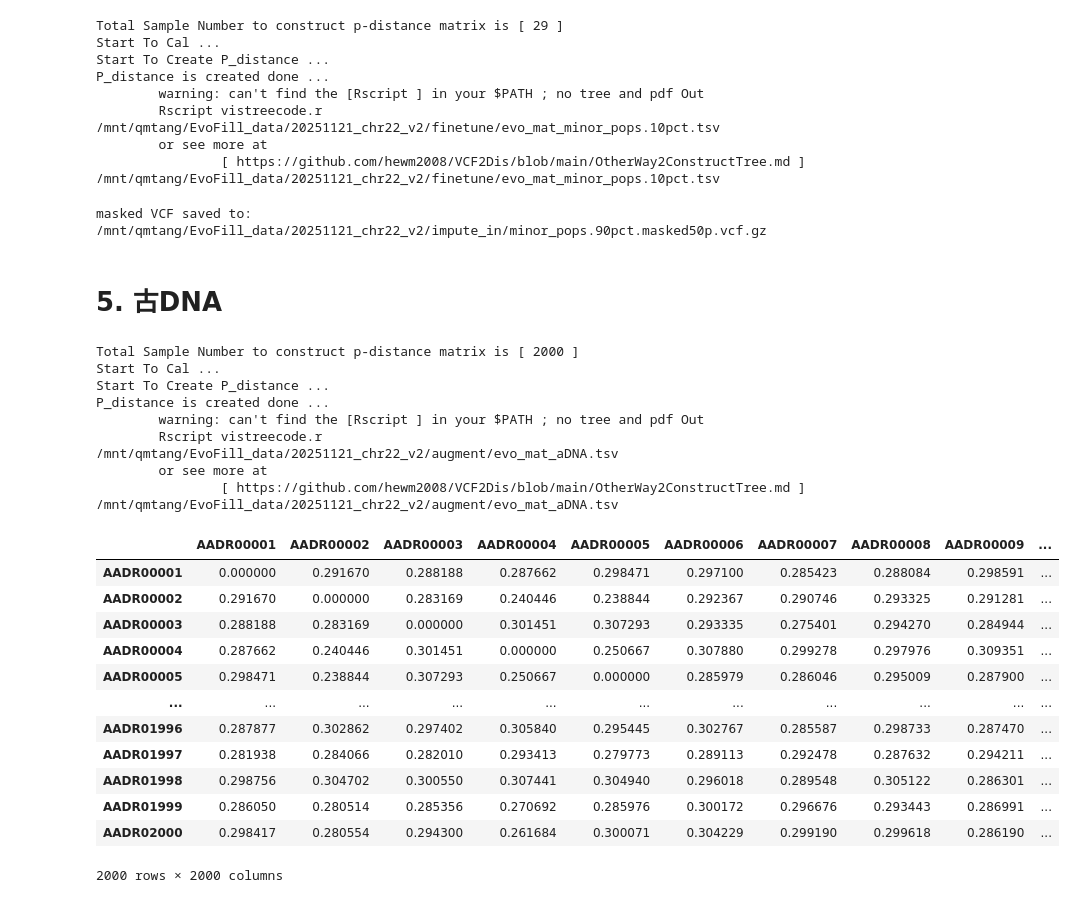
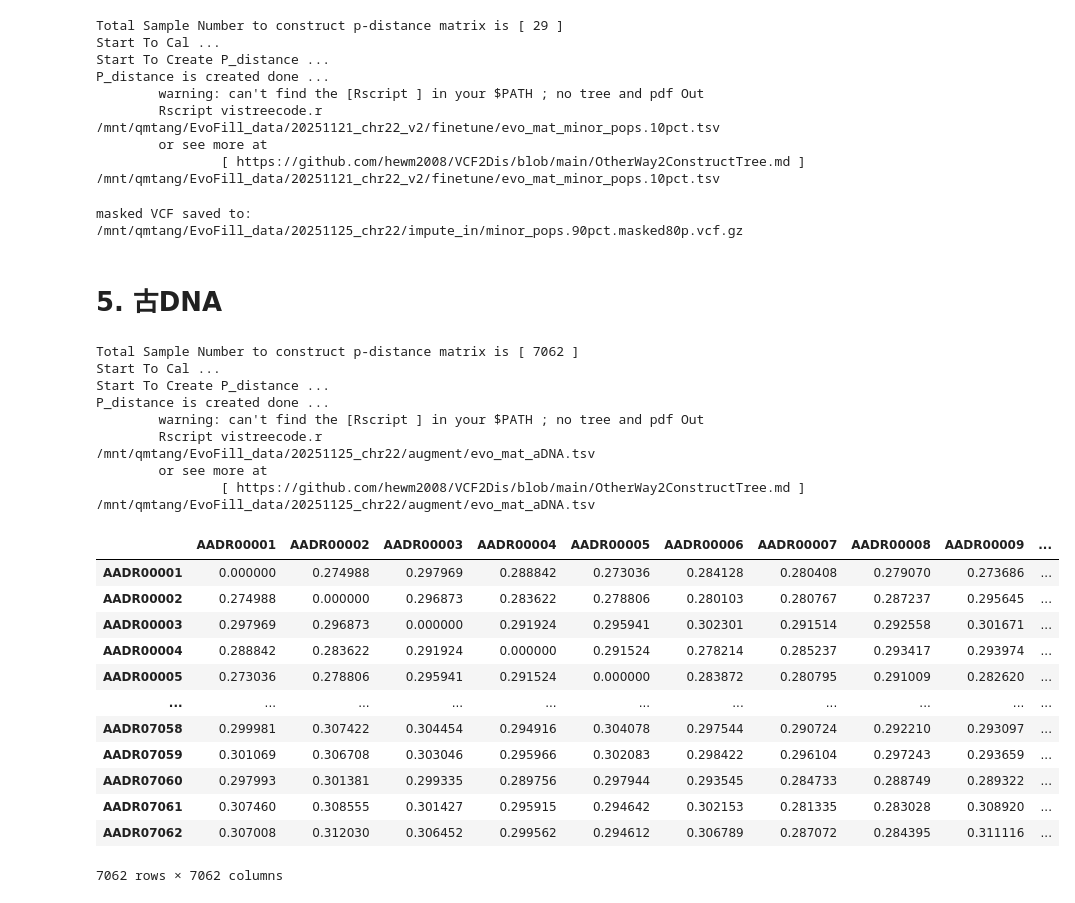
Before and after one commit to MaoLab-CD/EvoFill, a Jupyter notebook: notebook/1kGP_Partitioning.ipynb, the cells around one changed output. Drawn from its saved outputs; the diff is of its cells as text; code cells hidden in the pictures.

```diff
--- a/notebook/1kGP_Partitioning.ipynb
+++ b/notebook/1kGP_Partitioning.ipynb
@@ -11,7 +11,7 @@ import random
 VCF2DIS = "/home/qmtang/GitHub/VCF2Dis/bin/VCF2Dis"
 KGP_vcf = "/mnt/qmtang/EvoFill_data/20251121_chr22_v2/chr22_trimmed_1kGP.vcf.gz"
 KGP_ped = "/mnt/NAS/Omics/DNA/1kGP/meta/20130606_g1k.ped"
-save_dir = "/mnt/qmtang/EvoFill_data/20251121_chr22_v2/"
+save_dir = '/mnt/qmtang/EvoFill_data/20251125_chr22'
 
 def setup_workdir(save_dir, ) -> None:
     """Create necessary directories"""
@@ -316,8 +316,8 @@ P_distance is created done ...
 # %%
 # 参数区
 minor_vcf   = os.path.join(save_dir, "impute_out", "minor_pops.90pct.vcf.gz")
-out_vcf     = os.path.join(save_dir, "impute_in",  "minor_pops.90pct.masked50p.vcf.gz")
-missing_rate = 0.50   # 位点设缺失
+out_vcf     = os.path.join(save_dir, "impute_in",  "minor_pops.90pct.masked80p.vcf.gz")
+missing_rate = 0.80   # 位点设缺失
 seed        = 42
 random.seed(seed)
 
@@ -346,40 +346,40 @@ subprocess.run(["tabix", "-p", "vcf", out_vcf], check=True)
 
 print(f"masked VCF saved to: {out_vcf}")
 # %% [output]
-masked VCF saved to: /mnt/qmtang/EvoFill_data/20251121_chr22_v2/impute_in/minor_pops.90pct.masked50p.vcf.gz
+masked VCF saved to: /mnt/qmtang/EvoFill_data/20251125_chr22/impute_in/minor_pops.90pct.masked80p.vcf.gz
 # %% [markdown]
 # 5. 古DNA
 # %%
 # %% 7. 计算 minor_10pct 遗传距离矩阵
-aDNA_vcf = "/mnt/qmtang/EvoFill_data/20251121_chr22_v2/augment/chr22_trimmed_AADR_renamed.vcf.gz"
+aDNA_vcf = "/mnt/qmtang/EvoFill_data/20251125_chr22/augment/AADR_extracted_samples_renamed.vcf.gz"
 
 evo_mat_aDNA = os.path.join(save_dir, "augment", "evo_mat_aDNA.tsv")
 subprocess.run([VCF2DIS, "-InPut", aDNA_vcf, "-OutPut", evo_mat_aDNA], check=True)
 # 对称化
 dist_aDNA = pd.read_csv(evo_mat_aDNA, sep='\t', index_col=0, skiprows=1, header=None)
 idx_aDNA  = [i.strip() for i in dist_aDNA.index]
 dist_aDNA.columns, dist_aDNA.index = idx_aDNA, idx_aDNA
 dist_aDNA.to_csv(evo_mat_aDNA, sep='\t', header=True, index=True)
 dist_aDNA
 # %% [output]
-Total Sample Number to construct p-distance matrix is [ 2000 ]
+Total Sample Number to construct p-distance matrix is [ 7062 ]
 Start To Cal ...
 Start To Create P_distance ...
 P_distance is created done ...
         warning: can't find the [Rscript ] in your $PATH ; no tree and pdf Out
-        Rscript vistreecode.r   /mnt/qmtang/EvoFill_data/20251121_chr22_v2/augment/evo_mat_aDNA.tsv
+        Rscript vistreecode.r   /mnt/qmtang/EvoFill_data/20251125_chr22/augment/evo_mat_aDNA.tsv
         or see more at
-                [ https://github.com/hewm2008/VCF2Dis/blob/main/OtherWay2ConstructTree.md ]     /mnt/qmtang/EvoFill_data/20251121_chr22_v2/augment/evo_mat_aDNA.tsv
+                [ https://github.com/hewm2008/VCF2Dis/blob/main/OtherWay2ConstructTree.md ]     /mnt/qmtang/EvoFill_data/20251125_chr22/augment/evo_mat_aDNA.tsv
 |  | AADR00001 | AADR00002 | AADR00003 | AADR00004 | AADR00005 | AADR00006 | AADR00007 | AADR00008 | AADR00009 | ... |
-| AADR00001 | 0.000000 | 0.291670 | 0.288188 | 0.287662 | 0.298471 | 0.297100 | 0.285423 | 0.288084 | 0.298591 | ... |
-| AADR00002 | 0.291670 | 0.000000 | 0.283169 | 0.240446 | 0.238844 | 0.292367 | 0.290746 | 0.293325 | 0.291281 | ... |
-| AADR00003 | 0.288188 | 0.283169 | 0.000000 | 0.301451 | 0.307293 | 0.293335 | 0.275401 | 0.294270 | 0.284944 | ... |
-| AADR00004 | 0.287662 | 0.240446 | 0.301451 | 0.000000 | 0.250667 | 0.307880 | 0.299278 | 0.297976 | 0.309351 | ... |
-| AADR00005 | 0.298471 | 0.238844 | 0.307293 | 0.250667 | 0.000000 | 0.285979 | 0.286046 | 0.295009 | 0.287900 | ... |
+| AADR00001 | 0.000000 | 0.274988 | 0.297969 | 0.288842 | 0.273036 | 0.284128 | 0.280408 | 0.279070 | 0.273686 | ... |
+| AADR00002 | 0.274988 | 0.000000 | 0.296873 | 0.283622 | 0.278806 | 0.280103 | 0.280767 | 0.287237 | 0.295645 | ... |
+| AADR00003 | 0.297969 | 0.296873 | 0.000000 | 0.291924 | 0.295941 | 0.302301 | 0.291514 | 0.292558 | 0.301671 | ... |
+| AADR00004 | 0.288842 | 0.283622 | 0.291924 | 0.000000 | 0.291524 | 0.278214 | 0.285237 | 0.293417 | 0.293974 | ... |
+| AADR00005 | 0.273036 | 0.278806 | 0.295941 | 0.291524 | 0.000000 | 0.283872 | 0.280795 | 0.291009 | 0.282620 | ... |
 | ... | ... | ... | ... | ... | ... | ... | ... | ... | ... | ... |
-| AADR01996 | 0.287877 | 0.302862 | 0.297402 | 0.305840 | 0.295445 | 0.302767 | 0.285587 | 0.298733 | 0.287470 | ... |
-| AADR01997 | 0.281938 | 0.284066 | 0.282010 | 0.293413 | 0.279773 | 0.289113 | 0.292478 | 0.287632 | 0.294211 | ... |
-| AADR01998 | 0.298756 | 0.304702 | 0.300550 | 0.307441 | 0.304940 | 0.296018 | 0.289548 | 0.305122 | 0.286301 | ... |
-| AADR01999 | 0.286050 | 0.280514 | 0.285356 | 0.270692 | 0.285976 | 0.300172 | 0.296676 | 0.293443 | 0.286991 | ... |
-| AADR02000 | 0.298417 | 0.280554 | 0.294300 | 0.261684 | 0.300071 | 0.304229 | 0.299190 | 0.299618 | 0.286190 | ... |
+| AADR07058 | 0.299981 | 0.307422 | 0.304454 | 0.294916 | 0.304078 | 0.297544 | 0.290724 | 0.292210 | 0.293097 | ... |
+| AADR07059 | 0.301069 | 0.306708 | 0.303046 | 0.295966 | 0.302083 | 0.298422 | 0.296104 | 0.297243 | 0.293659 | ... |
+| AADR07060 | 0.297993 | 0.301381 | 0.299335 | 0.289756 | 0.297944 | 0.293545 | 0.284733 | 0.288749 | 0.289322 | ... |
+| AADR07061 | 0.307460 | 0.308555 | 0.301427 | 0.295915 | 0.294642 | 0.302153 | 0.281335 | 0.283028 | 0.308920 | ... |
+| AADR07062 | 0.307008 | 0.312030 | 0.306452 | 0.299562 | 0.294612 | 0.306789 | 0.287072 | 0.284395 | 0.311116 | ... |
-2000 rows × 2000 columns
+7062 rows × 7062 columns
```
Also changed, not shown: parts of 2 cells of this notebook, 8 other files.
